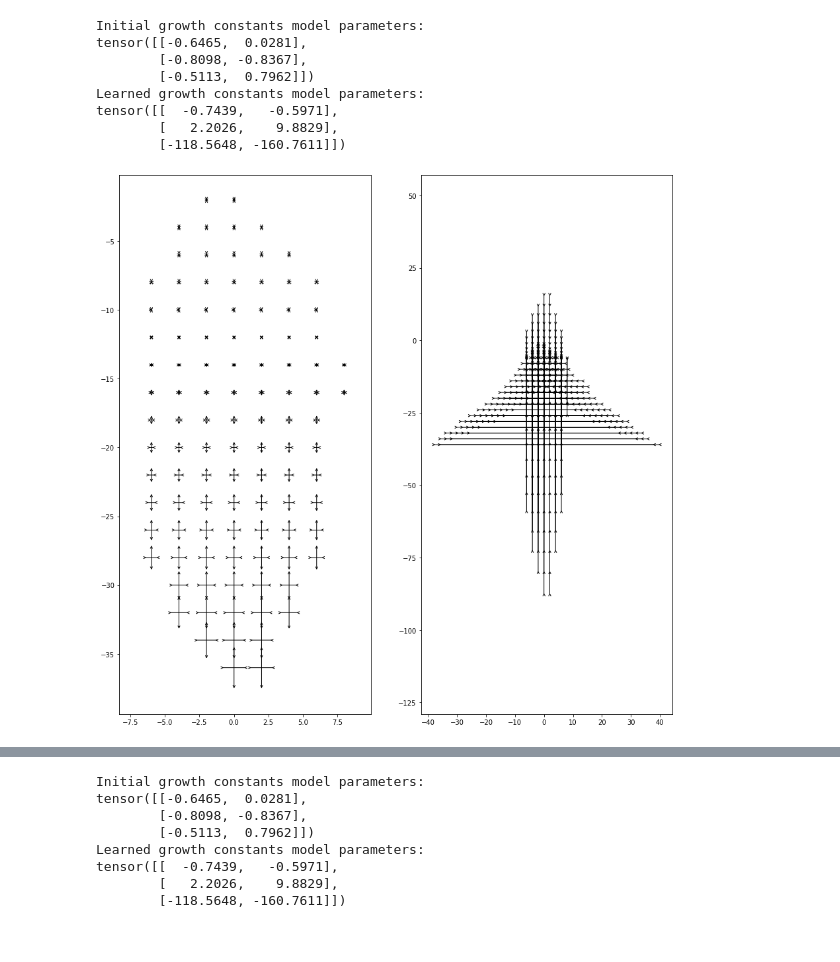
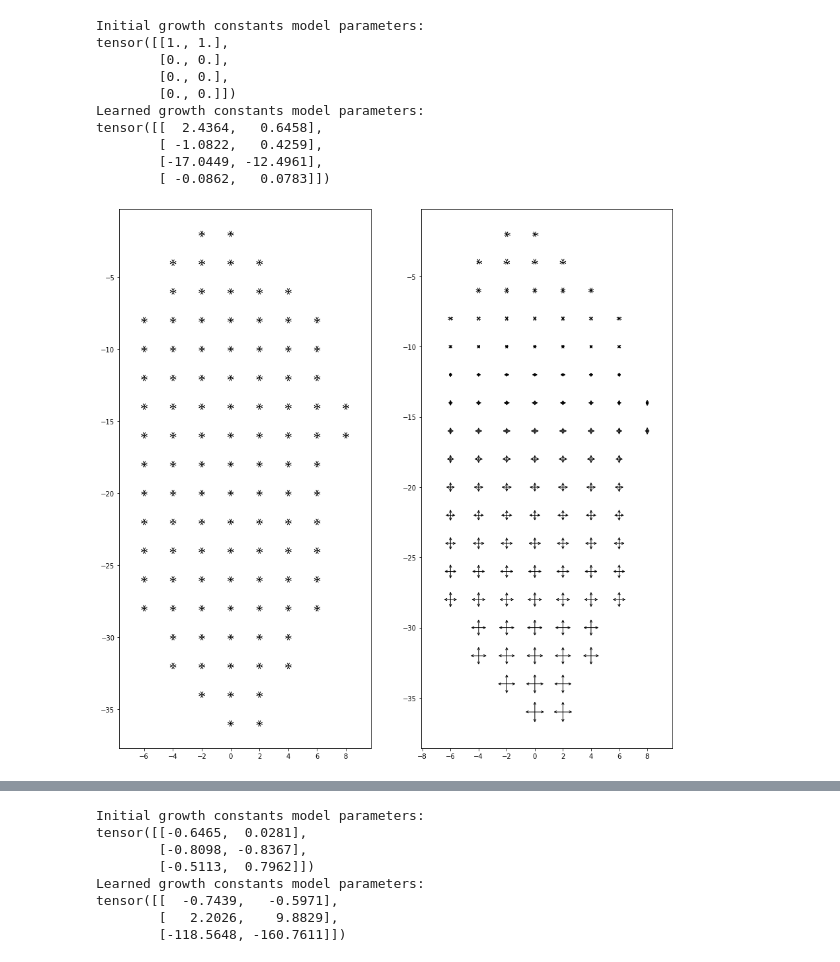
Before and after one commit to bgris/implicitmodules, a Jupyter notebook: script/torch/Basipetal_learning.ipynb, the cells around one changed output, grey strips where cells are left out. Drawn from its saved outputs; the diff is of its cells as text; code cells hidden in the pictures.

```diff
--- a/script/torch/Basipetal_learning.ipynb
+++ b/script/torch/Basipetal_learning.ipynb
@@ -148,18 +157,19 @@ def callback_compute_c(init_manifold, modules, parameters):
 # %%
 # The polynomial model we will try to fit on our deformation constants,
 # Here we assume that the growth parameters only depends on the vertical axis
-def pol_order_2(pos, a, c, e):
-    return a + c*pos[:, 1] + e*pos[:, 1]**2
+def pol_order_2(pos, a, b, c, e):
+    return a + b * pos[:,0]**2 + c*pos[:, 1] + e*pos[:, 1]**2
 def pol_order_2_fromabc(pos, abc):
     a = abc[0].unsqueeze(1)
-    c = abc[1].unsqueeze(1)
-    e = abc[2].unsqueeze(1)
-    return a + c*pos[:, 1] + e*pos[:, 1]**2
+    b = abc[1].unsqueeze(1)
+    c = abc[2].unsqueeze(1)
+    e = abc[3].unsqueeze(1)
+    return a + b * pos[:,0]**2 + c*pos[:, 1] + e*pos[:, 1]**2
 
 # Initial parameters of our model
-abc = -1. + 2*torch.rand(3, 2)
-#abc = torch.zeros(6, 2)
-#abc[0] = torch.ones(2)
+#abc = -50. + 100*torch.rand(3, 2)
+abc = torch.zeros(4, 2)
+abc[0] = torch.ones(2)
 initial_abc = abc.clone().detach()
 abc.requires_grad_()
 
@@ -170,8 +180,9 @@ def callback_compute_c(init_manifold, modules, parameters):
     a = abc[0].unsqueeze(1)
     b = abc[1].unsqueeze(1)
     c = abc[2].unsqueeze(1)
+    d = abc[3].unsqueeze(1)
     modules[3]._ImplicitModule1Base__C = pol_order_2(
-        init_manifold[3].gd[0], a, b, c).transpose(0, 1).unsqueeze(2)
+        init_manifold[3].gd[0], a, b, c, d).transpose(0, 1).unsqueeze(2)
 # %%
 print(initial_abc)
 # %% [output]
@@ -266,0 +320,19 @@ plt.show()
+# %%
+
+intermediate_states = intermediates['states']
+for i in range(11):
+    plt.figure()
+    deformed_source = intermediate_states[i][0].gd
+    deformed_sourcedots = intermediate_states[i][1].gd
+    deformed_growth = intermediate_states[i][3].gd[0]
+    deformed_growth_rot = intermediate_states[i][3].gd[1]
+
+    #plt.plot(dots_source[:, 0].numpy(), dots_source[:, 1].numpy(), '.', color='blue')
+    plt.plot(dots_target[:, 0].numpy(), dots_target[:, 1].numpy(), '.', color='black')
+    #plt.plot(shape_source[:, 0].numpy(), shape_source[:, 1].numpy(), '-b')
+    plt.plot(shape_target[:, 0].numpy(), shape_target[:, 1].numpy(), '-k')
+    plt.plot(deformed_source[:, 0], deformed_source[:, 1], '-b')
+    plt.plot(deformed_sourcedots[:, 0].numpy(), deformed_sourcedots[:, 1].numpy(), '.', color='blue')
+    plt.axis('equal')
+    plt.axis('off')
+    plt.savefig('/home/gris/ownCloud/presentations/figuresInria/leaf_defo_t_' + str(i) + '.pdf', format='pdf', bbox_inches = 'tight')
@@ -282,38 +389,40 @@ print("Initial growth constants model parameters:")
 print(initial_abc)
 
 f = plt.figure(figsize=(15,15))
 ax = f.add_subplot(1,2,1)
 dm.Utilities.plot_C_arrows(ax, init_growth, initial_C, R=init_growth_rot, scale=0.003, mutation_scale=8.)
 #plt.plot(init_growth.detach().numpy()[:,0], init_growth.detach().numpy()[:,1], '.')
 #dm.Utilities.plot_C_ellipses(ax, init_growth, initial_C, R=init_growth_rot, scale=0.003)
 
 #plt.axis(aabb_source.squared().totuple())
 plt.axis('equal')
 
 
 init_growth = intermediate_states[0][3].gd[0]
 init_growth_rot = intermediate_states[0][3].gd[1]
 learned_abc = abc.detach()
 learned_C = pol_order_2_fromabc(init_growth.detach(),
                         learned_abc).transpose(0, 1).unsqueeze(2)
 
 print("Learned growth constants model parameters:")
 print(learned_abc)
 
 ax2 = f.add_subplot(1,2,2)
-dm.Utilities.plot_C_arrows(ax2, init_growth, learned_C, R=init_growth_rot, scale=0.0005, mutation_scale=8.)
+dm.Utilities.plot_C_arrows(ax2, init_growth, learned_C, R=init_growth_rot, scale=0.003, mutation_scale=8.)
 #plt.plot(init_growth.detach().numpy()[:,0], init_growth.detach().numpy()[:,1], '.')
 #dm.Utilities.plot_C_ellipses(ax2, init_growth, learned_C, R=init_growth_rot, scale=0.0005)
 #plt.axis(aabb_source.squared().totuple())
 plt.axis('equal')
 plt.show()
 # %% [output]
 Initial growth constants model parameters:
-tensor([[-0.6465,  0.0281],
-        [-0.8098, -0.8367],
-        [-0.5113,  0.7962]])
+tensor([[1., 1.],
+        [0., 0.],
+        [0., 0.],
+        [0., 0.]])
 Learned growth constants model parameters:
-tensor([[  -0.7439,   -0.5971],
-        [   2.2026,    9.8829],
-        [-118.5648, -160.7611]])
+tensor([[  2.4364,   0.6458],
+        [ -1.0822,   0.4259],
+        [-17.0449, -12.4961],
+        [ -0.0862,   0.0783]])
-[figure, old version]
+[figure, new version]
```
Also changed, not shown: parts of 36 cells of this notebook, 2 other files.
